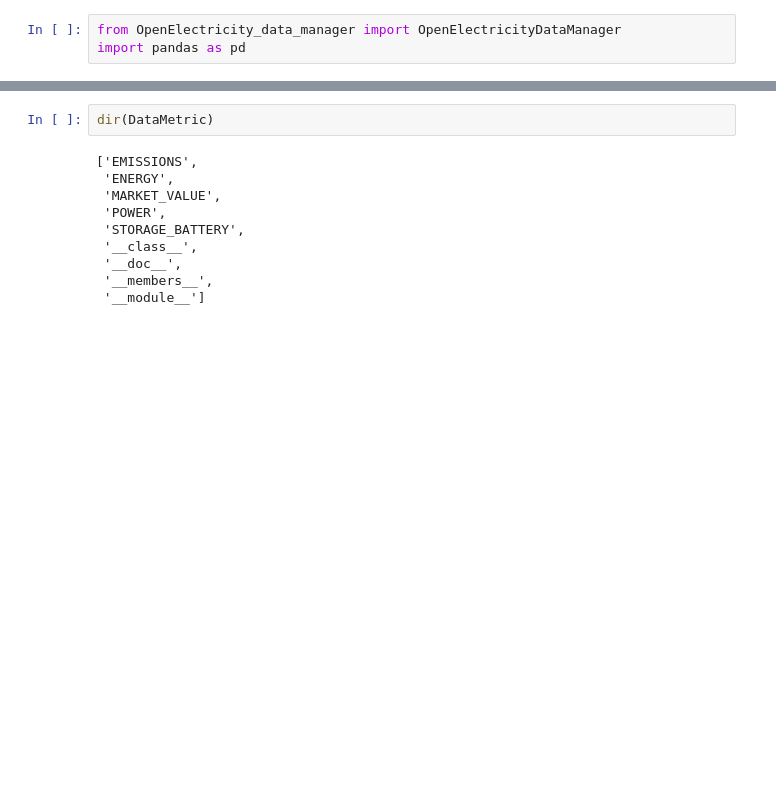
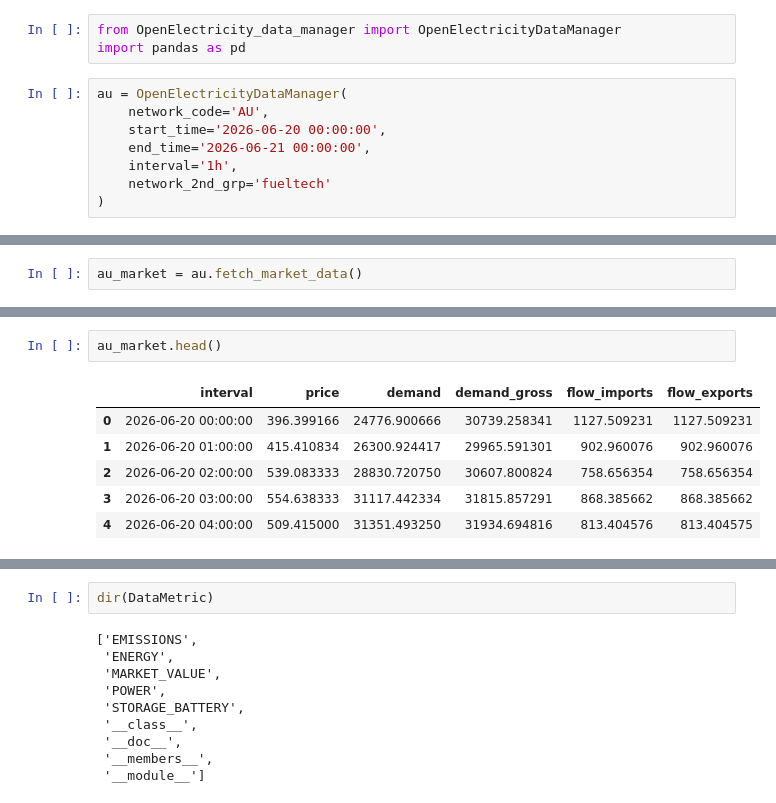
Before and after one commit to GinnCheng/proj-nem-analysis, a Jupyter notebook: openelectricity_notes.ipynb, the cells around one changed output, grey strips where cells are left out. Drawn from its saved outputs; the diff is of its cells as text; blank space fills up the shorter version.

```diff
--- a/openelectricity_notes.ipynb
+++ b/openelectricity_notes.ipynb
@@ -1,3 +1,11 @@
 # %%
 from OpenElectricity_data_manager import OpenElectricityDataManager
 import pandas as pd
+# %%
+au = OpenElectricityDataManager(
+    network_code='AU',
+    start_time='2026-06-20 00:00:00',
+    end_time='2026-06-21 00:00:00',
+    interval='1h',
+    network_2nd_grp='fueltech'
+)
@@ -3,0 +15,2 @@ import pandas as pd
+# %%
+au_market = au.fetch_market_data()
@@ -4 +23,10 @@ import pandas as pd
+# %%
+au_market.head()
+# %% [output]
+|  | interval | price | demand | demand_gross | flow_imports | flow_exports |
+| 0 | 2026-06-20 00:00:00 | 396.399166 | 24776.900666 | 30739.258341 | 1127.509231 | 1127.509231 |
+| 1 | 2026-06-20 01:00:00 | 415.410834 | 26300.924417 | 29965.591301 | 902.960076 | 902.960076 |
+| 2 | 2026-06-20 02:00:00 | 539.083333 | 28830.720750 | 30607.800824 | 758.656354 | 758.656354 |
+| 3 | 2026-06-20 03:00:00 | 554.638333 | 31117.442334 | 31815.857291 | 868.385662 | 868.385662 |
+| 4 | 2026-06-20 04:00:00 | 509.415000 | 31351.493250 | 31934.694816 | 813.404576 | 813.404575 |
 # %%
```
Also changed, not shown: parts of 13 cells of this notebook.
